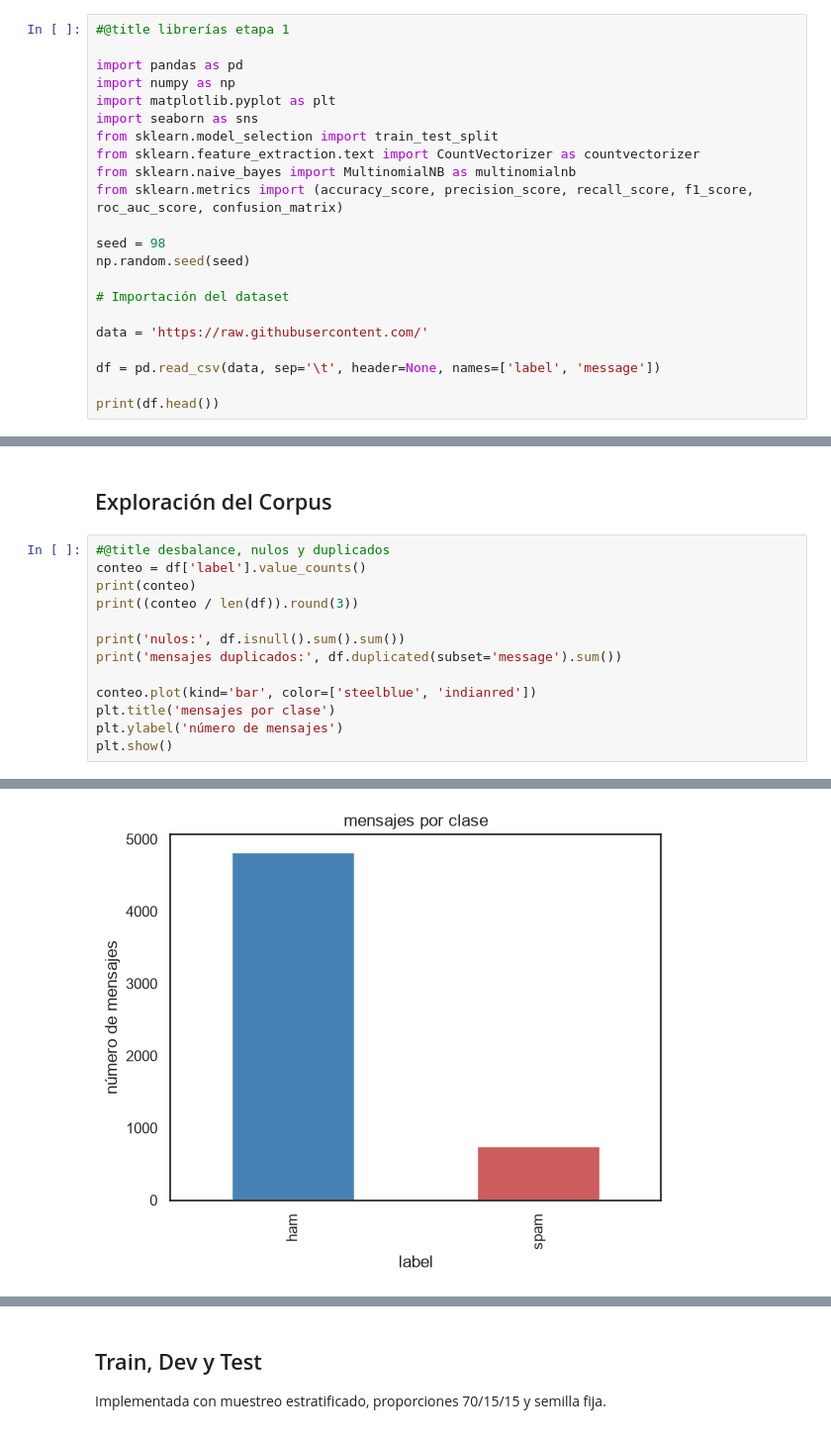
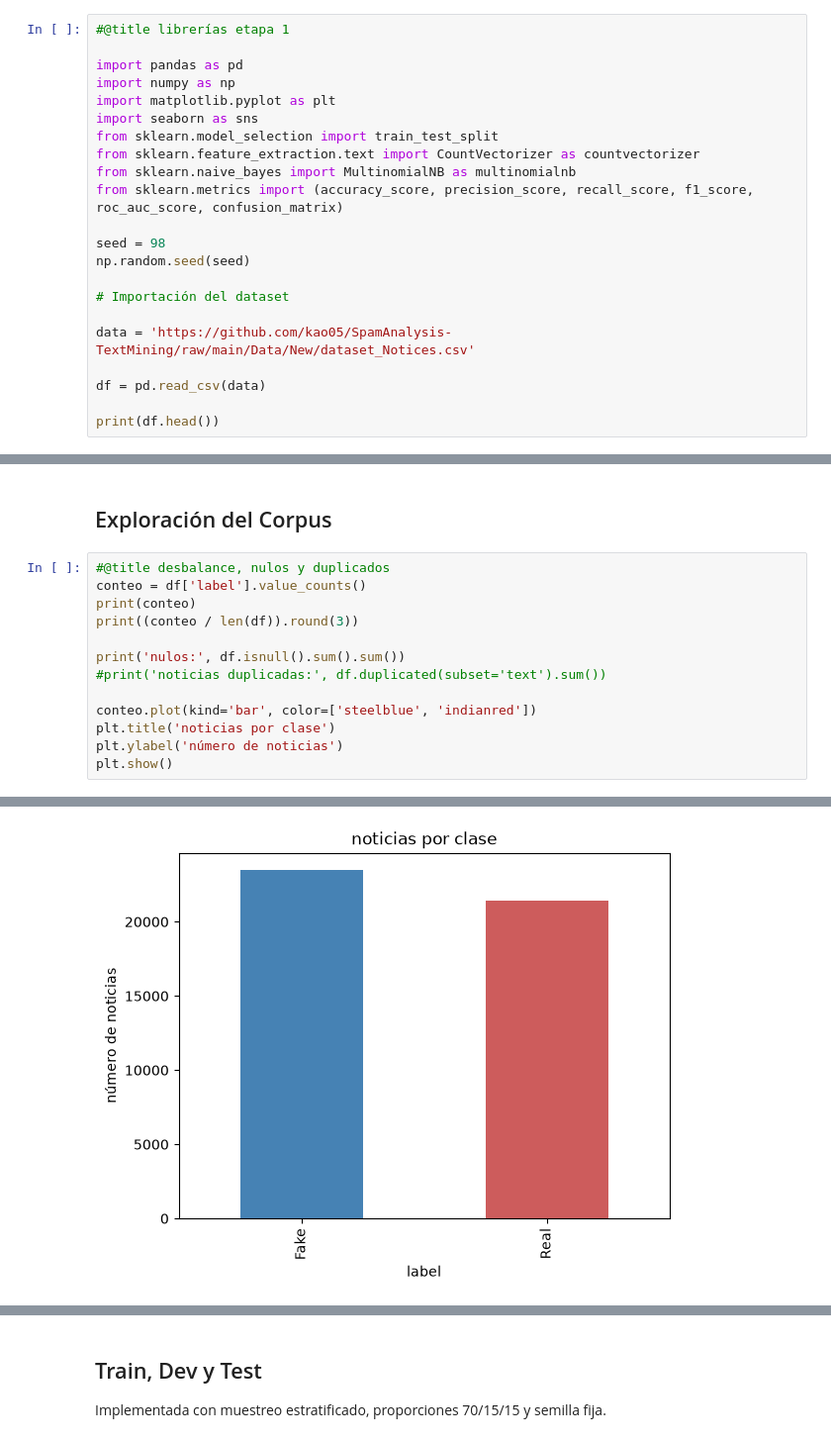
Before and after one commit to kao05/SpamAnalysis-TextMining, a Jupyter notebook: Project.ipynb, the cells around one changed output, grey strips where cells are left out. Shown at 99% size. Saved outputs shown, nothing was run; the diff lists cells and outputs as text.

```diff
--- a/Project.ipynb
+++ b/Project.ipynb
@@ -38,9 +42,9 @@ np.random.seed(seed)
 
 # Importación del dataset
 
-data = 'https://raw.githubusercontent.com/'
+data = 'https://github.com/kao05/SpamAnalysis-TextMining/raw/main/Data/New/dataset_Notices.csv'
 
-df = pd.read_csv(data, sep='\t', header=None, names=['label', 'message'])
+df = pd.read_csv(data)
 
 print(df.head())
 # %% [output]
@@ -63,11 +81,11 @@ print(conteo)
 print((conteo / len(df)).round(3))
 
 print('nulos:', df.isnull().sum().sum())
-print('mensajes duplicados:', df.duplicated(subset='message').sum())
+#print('noticias duplicadas:', df.duplicated(subset='text').sum())
 
 conteo.plot(kind='bar', color=['steelblue', 'indianred'])
-plt.title('mensajes por clase')
-plt.ylabel('número de mensajes')
+plt.title('noticias por clase')
+plt.ylabel('número de noticias')
 plt.show()
 # %% [output]
 label
@@ -83,3 +100,3 @@ mensajes duplicados: 403
-[figure, old version]
+[figure, new version]
 # %%
 #@title quitar duplicados antes de dividir y etiqueta numérica
```
Also changed, not shown: parts of 19 cells of this notebook.
